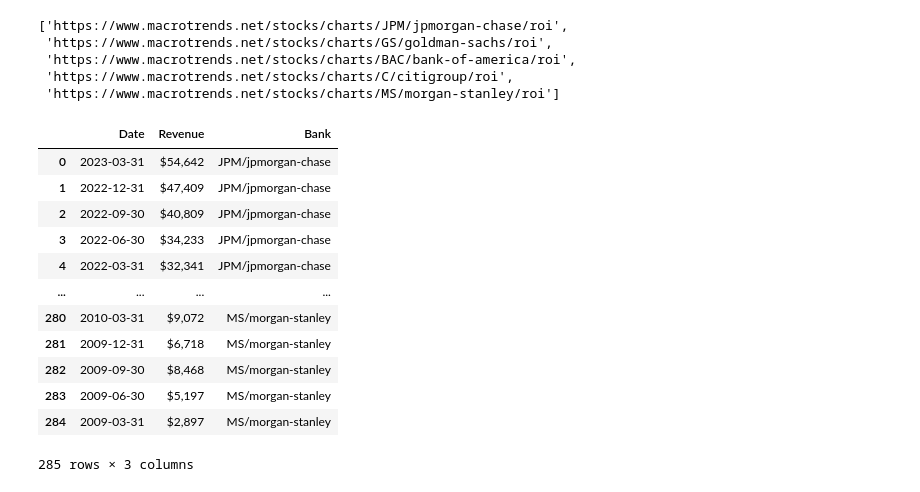
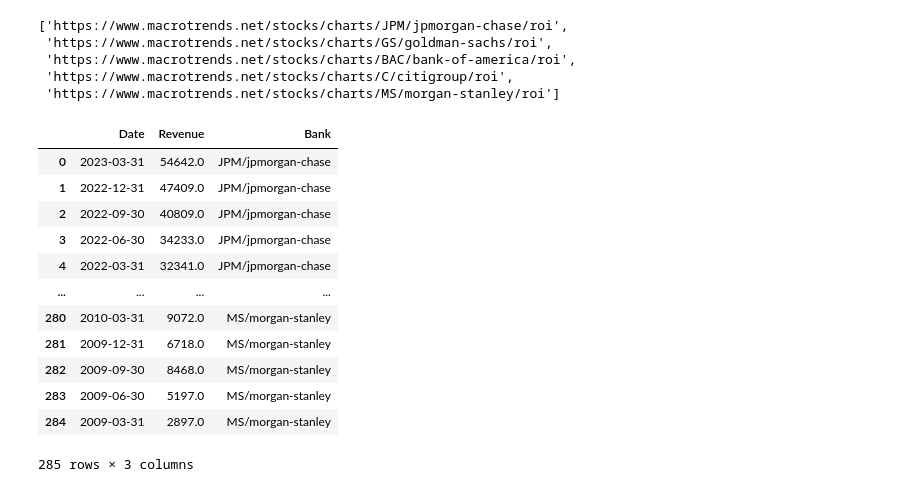
Before and after one commit to siyuan221/inv_bank, a Jupyter notebook: proj.ipynb, the cells around one changed output. Cells and saved outputs as stored; diff of their text form; code cells hidden in the pictures.

```diff
--- a/proj.ipynb
+++ b/proj.ipynb
@@ -39,18 +43,19 @@ for url, bank in zip(get_url(revenue_url), banks):
 
 df_rev = pd.concat(rev, ignore_index=True)
 # %%
+df_rev['Revenue'] = df_rev['Revenue'].str.replace('$', '').str.replace(',', '').astype(float)
 df_rev
 # %% [output]
 |  | Date | Revenue | Bank |
-| 0 | 2023-03-31 | $54,642 | JPM/jpmorgan-chase |
-| 1 | 2022-12-31 | $47,409 | JPM/jpmorgan-chase |
-| 2 | 2022-09-30 | $40,809 | JPM/jpmorgan-chase |
-| 3 | 2022-06-30 | $34,233 | JPM/jpmorgan-chase |
-| 4 | 2022-03-31 | $32,341 | JPM/jpmorgan-chase |
+| 0 | 2023-03-31 | 54642.0 | JPM/jpmorgan-chase |
+| 1 | 2022-12-31 | 47409.0 | JPM/jpmorgan-chase |
+| 2 | 2022-09-30 | 40809.0 | JPM/jpmorgan-chase |
+| 3 | 2022-06-30 | 34233.0 | JPM/jpmorgan-chase |
+| 4 | 2022-03-31 | 32341.0 | JPM/jpmorgan-chase |
 | ... | ... | ... | ... |
-| 280 | 2010-03-31 | $9,072 | MS/morgan-stanley |
-| 281 | 2009-12-31 | $6,718 | MS/morgan-stanley |
-| 282 | 2009-09-30 | $8,468 | MS/morgan-stanley |
-| 283 | 2009-06-30 | $5,197 | MS/morgan-stanley |
-| 284 | 2009-03-31 | $2,897 | MS/morgan-stanley |
+| 280 | 2010-03-31 | 9072.0 | MS/morgan-stanley |
+| 281 | 2009-12-31 | 6718.0 | MS/morgan-stanley |
+| 282 | 2009-09-30 | 8468.0 | MS/morgan-stanley |
+| 283 | 2009-06-30 | 5197.0 | MS/morgan-stanley |
+| 284 | 2009-03-31 | 2897.0 | MS/morgan-stanley |
 285 rows × 3 columns
```
Also changed, not shown: parts of 12 cells of this notebook, 1 other file.
